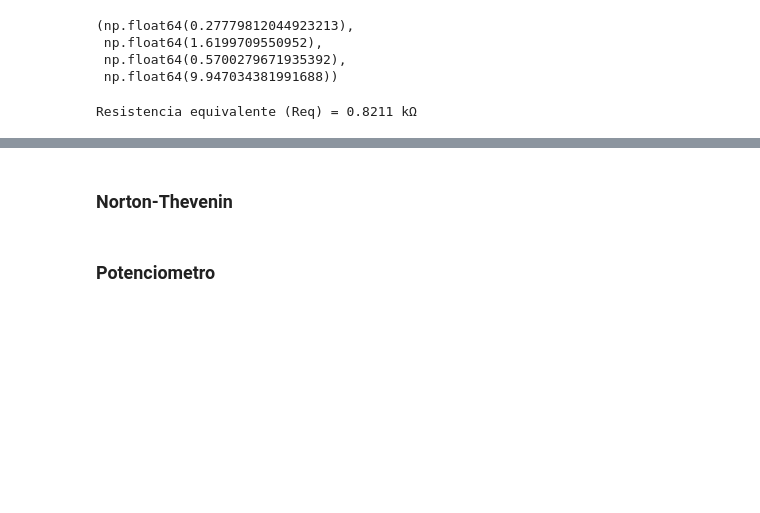
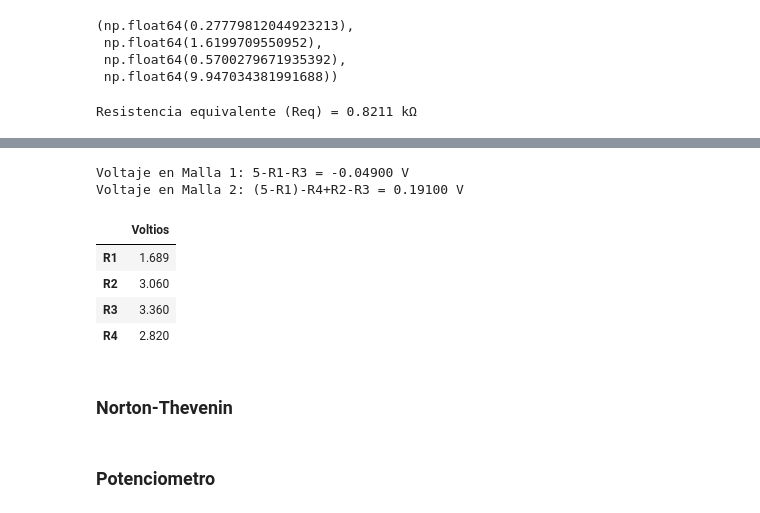
Before and after one commit to SoyXaime/Laboratorio-Fotovoltaica-, a Jupyter notebook: LabFotovoltaica.ipynb, the cells around one changed output, grey strips where cells are left out. Saved outputs shown, nothing was run; the diff lists cells and outputs as text; code cells hidden in the pictures; blank space fills up the shorter version.

```diff
--- a/LabFotovoltaica.ipynb
+++ b/LabFotovoltaica.ipynb
@@ -259,3 +299,30 @@ Resistencia equivalente (Req) = 0.8211 kΩ
+# %%
+#Mallas
+Voltaje={"Voltios":[1.689,3.06,3.36,2.82]}
+
+Index=["R1", "R2", "R3", "R4"]
+df_Voltaje = pd.DataFrame(Voltaje, index=Index)
+
+
+
+R1, R2, R3, R4 = [1.689,3.06,3.36,2.82]
+
+Malla1=5-R1-R3
+Malla2=(5-R1)-R4+R2-R3
+
+print(f"Voltaje en Malla 1: 5-R1-R3 = {Malla1:.5f} V")
+print(f"Voltaje en Malla 2: (5-R1)-R4+R2-R3 = {Malla2:.5f} V")
+
+
+df_Voltaje
+# %% [output]
+Voltaje en Malla 1: 5-R1-R3 = -0.04900 V
+Voltaje en Malla 2: (5-R1)-R4+R2-R3 = 0.19100 V
+|  | Voltios |
+| R1 | 1.689 |
+| R2 | 3.060 |
+| R3 | 3.360 |
+| R4 | 2.820 |
 # %% [markdown]
 ### Norton-Thevenin
 # %% [markdown]
```
Also changed, not shown: parts of 5 cells of this notebook, 1 other file.
